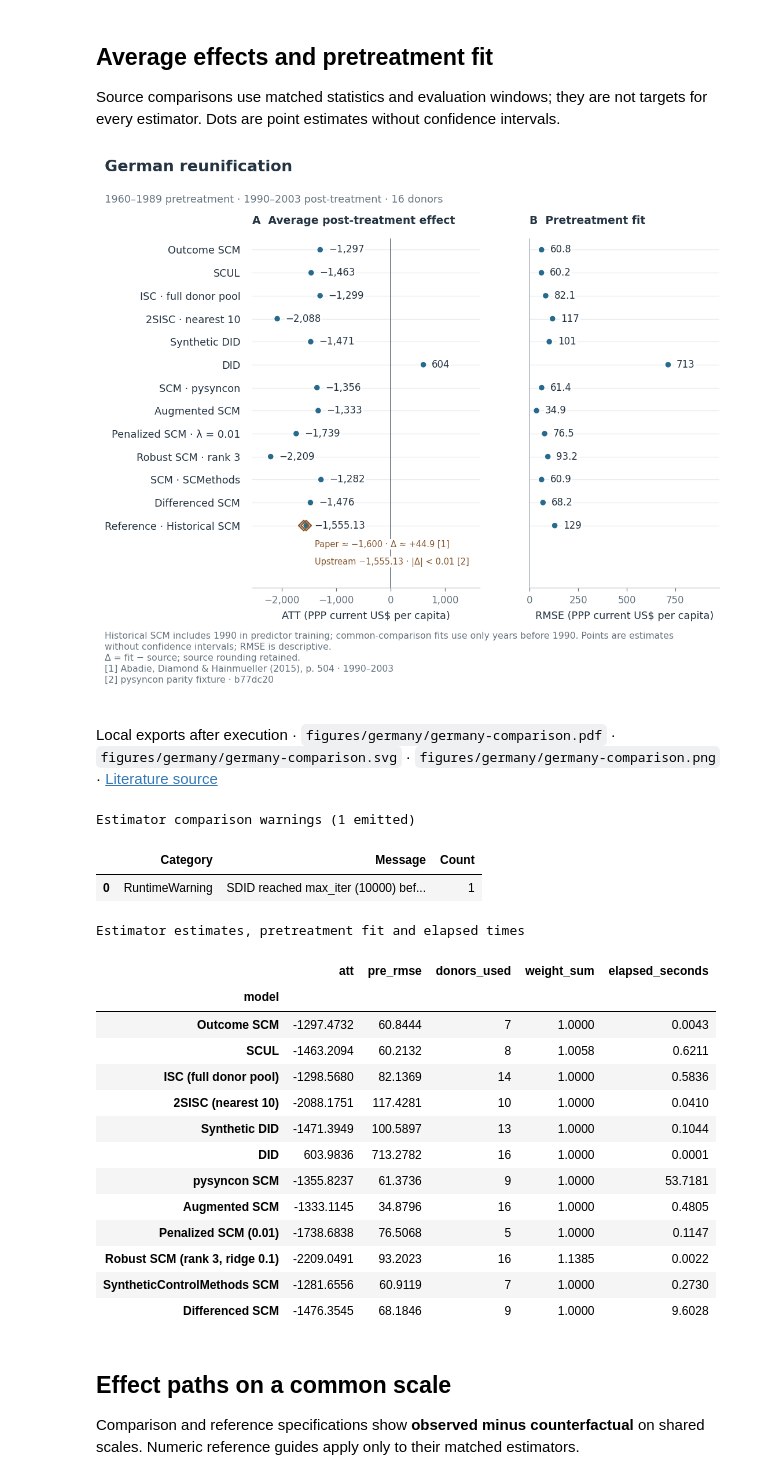
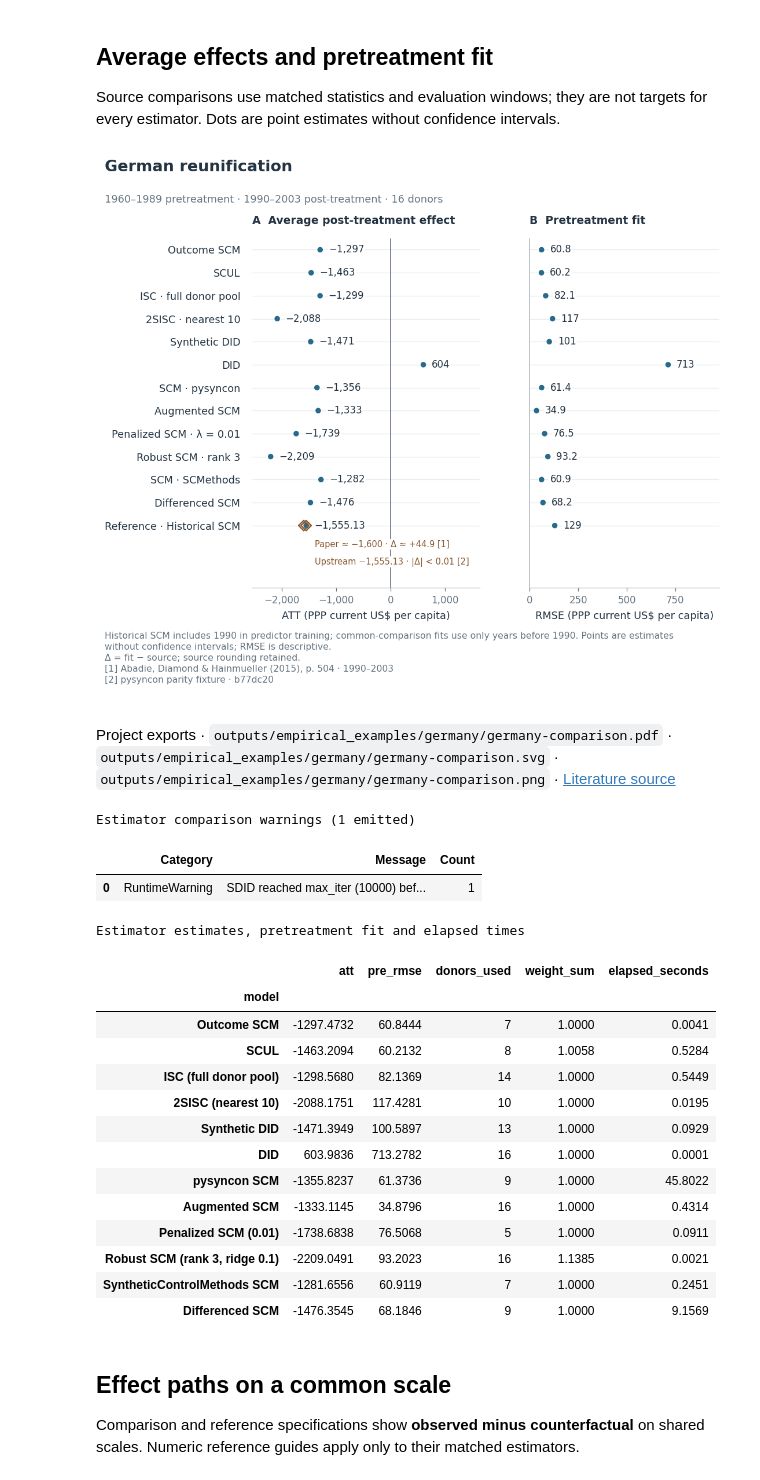
Before and after one commit to crahal/pysynthcon, a Jupyter notebook: empirical_examples/germany.ipynb, the cells around one changed output. Cells and saved outputs as stored; diff of their text form; code cells hidden in the pictures.

```diff
--- a/empirical_examples/germany.ipynb
+++ b/empirical_examples/germany.ipynb
@@ -101,17 +95,17 @@ the common-sample applications below.
 # %%
 figure_details = {'case': 'German reunification', 'outcome': 'GDP per capita (PPP current US$)', 'effect': 'Effect on GDP per capita (PPP current US$)', 'units': 'PPP current US$ per capita', 'periods': '1960–1989 pretreatment · 1990–2003 post-treatment · 16 donors', 'onset': '1990', 'reference': 'Historical SCM counterfactual', 'reference_note': 'Historical predictor SCM includes 1990 in training; common-comparison fits use only years before 1990.', 'comparison_note': 'Historical SCM includes 1990 in predictor training; common-comparison fits use only years before 1990.'}
 benchmark = LITERATURE_BENCHMARKS[name]
-# Works when the kernel starts in either the repository or notebook folder.
-example_dir = Path.cwd() if Path.cwd().name == 'empirical_examples' else Path.cwd() / 'empirical_examples'
-figure_dir = Path(os.environ.get('PYSYNTH_FIGURE_DIR', example_dir / 'figures')) / name
-figure_dir.mkdir(parents=True, exist_ok=True)
+cwd = Path.cwd()
+root = cwd.parent if cwd.name == 'empirical_examples' else cwd
+output_dir = root / 'outputs' / 'empirical_examples' / name
+output_dir.mkdir(parents=True, exist_ok=True)
+versions.to_csv(output_dir / f'{name}-versions.csv')
+warning_rows = []
 
 def export_figure(fig, kind):
-    paths = save_figure(fig, figure_dir / f'{name}-{kind}')
-    paths_text = ' · '.join(
-        f'`{os.path.relpath(p, example_dir)}`' for p in paths
-    )
-    display(Markdown('Local exports after execution · ' + paths_text + f' · [Literature source]({benchmark.source_url})'))
+    paths = save_figure(fig, output_dir / f'{name}-{kind}')
+    paths_text = ' · '.join(f'`{p.relative_to(root).as_posix()}`' for p in paths)
+    display(Markdown('Project exports · ' + paths_text + f' · [Literature source]({benchmark.source_url})'))
     return paths
 
 def display_audit(title, *tables):
@@ -125,6 +119,7 @@ def display_warnings(section, records):
     if records:
         counts = Counter((w.category.__name__, str(w.message)) for w in records)
         rows = [(kind, message, count) for (kind, message), count in counts.items()]
+        warning_rows.extend((section, *row) for row in rows)
         display_audit(f'{section} warnings ({len(records)} emitted)',
                       pd.DataFrame(rows, columns=['Category', 'Message', 'Count']))
 
@@ -153,7 +148,9 @@ def matched_references(fit, additional=None):
 
 references = matched_references(reference, additional=additional)
 reference_table = reference_comparison_table(references)
-reference_table.to_csv(figure_dir / f'{name}-references.csv', index=False)
+reference_table.to_csv(output_dir / f'{name}-references.csv', index=False)
+replication_checks = pd.Series(report, name='Replication check')
+replication_checks.to_csv(output_dir / f'{name}-replication-checks.csv', index_label='statistic')
 ax = plot_paths(
     reference,
     title=figure_details['case'],
@@ -169,6 +166,6 @@ plt.show()
 reference_files = export_figure(ax.figure, 'reference')
 display_warnings('Historical fit and paper inference', reference_warnings)
 display_audit('Reference values and numerical replication checks',
-              reference_table, pd.Series(report, name='Replication check'))
+              reference_table, replication_checks)
 # %% [output]
 [figure]
@@ -281,38 +278,38 @@ confidence intervals.
 # %%
 fig, axes = plot_comparison(
     results, labels=display_labels,
     title=figure_details['case'],
     subtitle=figure_details['periods'],
     units=figure_details['units'],
     references=references,
     note=figure_details['comparison_note'] + ' Points are estimates without confidence intervals; RMSE is descriptive.',
 )
-comparison.to_csv(figure_dir / f'{name}-estimates.csv', float_format='%.12g')
+comparison.to_csv(output_dir / f'{name}-estimates.csv')
 plt.show()
 comparison_files = export_figure(fig, 'comparison')
 display_warnings('Estimator comparison', comparison_warnings)
 display_audit('Estimator estimates, pretreatment fit and elapsed times', comparison.round(4))
 # %% [output]
 [figure]
-Local exports after execution · `figures/germany/germany-comparison.pdf` · `figures/germany/germany-comparison.svg` · `figures/germany/germany-comparison.png` · [Literature source](https://economics.mit.edu/sites/default/files/publications/Comparative%20Politics%20and%20the%20Synthetic%20Control.pdf#page=10)
+Project exports · `outputs/empirical_examples/germany/germany-comparison.pdf` · `outputs/empirical_examples/germany/germany-comparison.svg` · `outputs/empirical_examples/germany/germany-comparison.png` · [Literature source](https://economics.mit.edu/sites/default/files/publications/Comparative%20Politics%20and%20the%20Synthetic%20Control.pdf#page=10)
 Estimator comparison warnings (1 emitted)
 |  | Category | Message | Count |
 | 0 | RuntimeWarning | SDID reached max_iter (10000) bef... | 1 |
 Estimator estimates, pretreatment fit and elapsed times
 |  | att | pre_rmse | donors_used | weight_sum | elapsed_seconds |
 | model |  |  |  |  |  |
-| Outcome SCM | -1297.4732 | 60.8444 | 7 | 1.0000 | 0.0043 |
-| SCUL | -1463.2094 | 60.2132 | 8 | 1.0058 | 0.6211 |
-| ISC (full donor pool) | -1298.5680 | 82.1369 | 14 | 1.0000 | 0.5836 |
-| 2SISC (nearest 10) | -2088.1751 | 117.4281 | 10 | 1.0000 | 0.0410 |
-| Synthetic DID | -1471.3949 | 100.5897 | 13 | 1.0000 | 0.1044 |
+| Outcome SCM | -1297.4732 | 60.8444 | 7 | 1.0000 | 0.0041 |
+| SCUL | -1463.2094 | 60.2132 | 8 | 1.0058 | 0.5284 |
+| ISC (full donor pool) | -1298.5680 | 82.1369 | 14 | 1.0000 | 0.5449 |
+| 2SISC (nearest 10) | -2088.1751 | 117.4281 | 10 | 1.0000 | 0.0195 |
+| Synthetic DID | -1471.3949 | 100.5897 | 13 | 1.0000 | 0.0929 |
 | DID | 603.9836 | 713.2782 | 16 | 1.0000 | 0.0001 |
-| pysyncon SCM | -1355.8237 | 61.3736 | 9 | 1.0000 | 53.7181 |
-| Augmented SCM | -1333.1145 | 34.8796 | 16 | 1.0000 | 0.4805 |
-| Penalized SCM (0.01) | -1738.6838 | 76.5068 | 5 | 1.0000 | 0.1147 |
-| Robust SCM (rank 3, ridge 0.1) | -2209.0491 | 93.2023 | 16 | 1.1385 | 0.0022 |
-| SyntheticControlMethods SCM | -1281.6556 | 60.9119 | 7 | 1.0000 | 0.2730 |
-| Differenced SCM | -1476.3545 | 68.1846 | 9 | 1.0000 | 9.6028 |
+| pysyncon SCM | -1355.8237 | 61.3736 | 9 | 1.0000 | 45.8022 |
+| Augmented SCM | -1333.1145 | 34.8796 | 16 | 1.0000 | 0.4314 |
+| Penalized SCM (0.01) | -1738.6838 | 76.5068 | 5 | 1.0000 | 0.0911 |
+| Robust SCM (rank 3, ridge 0.1) | -2209.0491 | 93.2023 | 16 | 1.1385 | 0.0021 |
+| SyntheticControlMethods SCM | -1281.6556 | 60.9119 | 7 | 1.0000 | 0.2451 |
+| Differenced SCM | -1476.3545 | 68.1846 | 9 | 1.0000 | 9.1569 |
 # %% [markdown]
 ## Effect paths on a common scale
 
```
Also changed, not shown: parts of 10 cells of this notebook, 4 other files.
